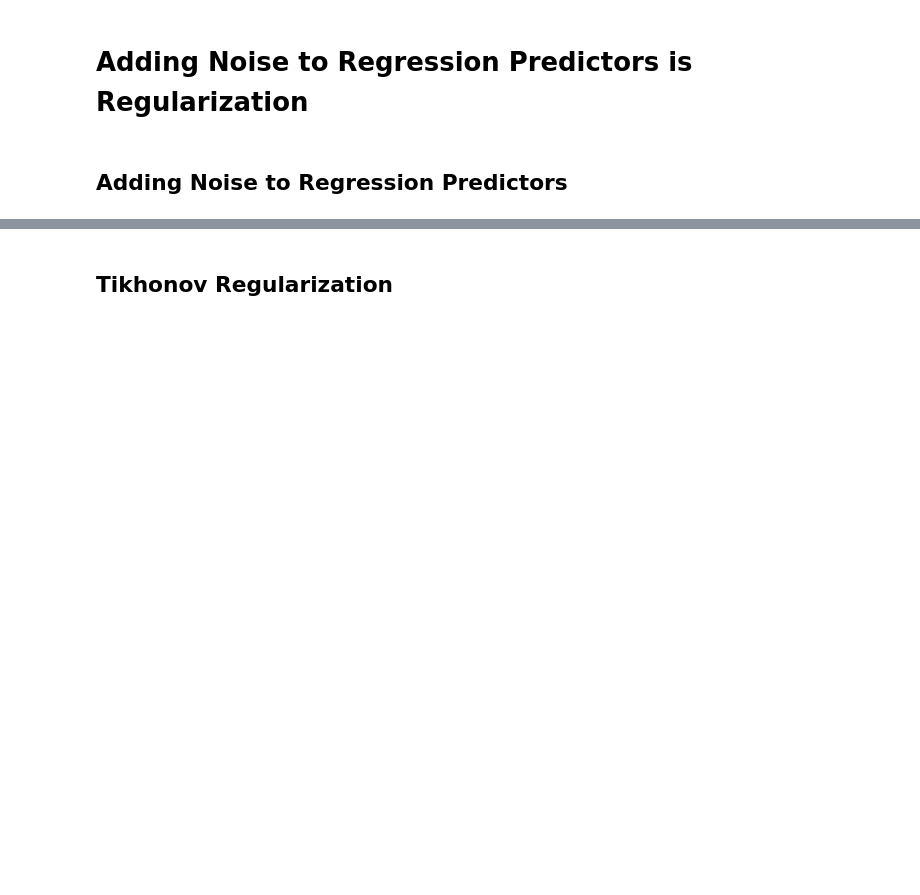
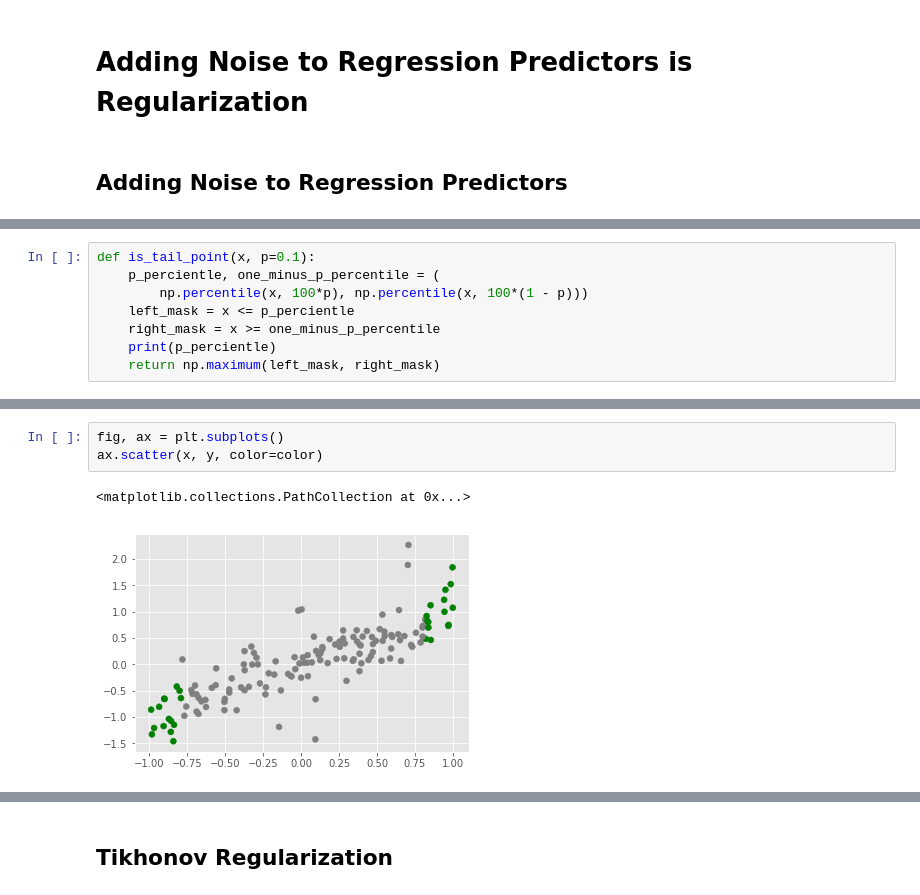
Before and after one commit to madrury/ridge-regression-and-noisy-predictors, a Jupyter notebook: ridge-regression-and-noisy-predictors.ipynb, the cells around one changed output, grey strips where cells are left out. Drawn from its saved outputs; the diff is of its cells as text; blank space fills up the shorter version.

```diff
--- a/ridge-regression-and-noisy-predictors.ipynb
+++ b/ridge-regression-and-noisy-predictors.ipynb
@@ -4,0 +38,8 @@
+# %%
+def is_tail_point(x, p=0.1):
+    p_percientle, one_minus_p_percentile = (
+        np.percentile(x, 100*p), np.percentile(x, 100*(1 - p)))
+    left_mask = x <= p_percientle
+    right_mask = x >= one_minus_p_percentile
+    print(p_percientle)
+    return np.maximum(left_mask, right_mask)
@@ -4,0 +51,6 @@
+# %%
+fig, ax = plt.subplots()
+ax.scatter(x, y, color=color)
+# %% [output]
+<matplotlib.collections.PathCollection at 0x...>
+[figure, added]
```
Also changed, not shown: parts of 8 cells of this notebook.
